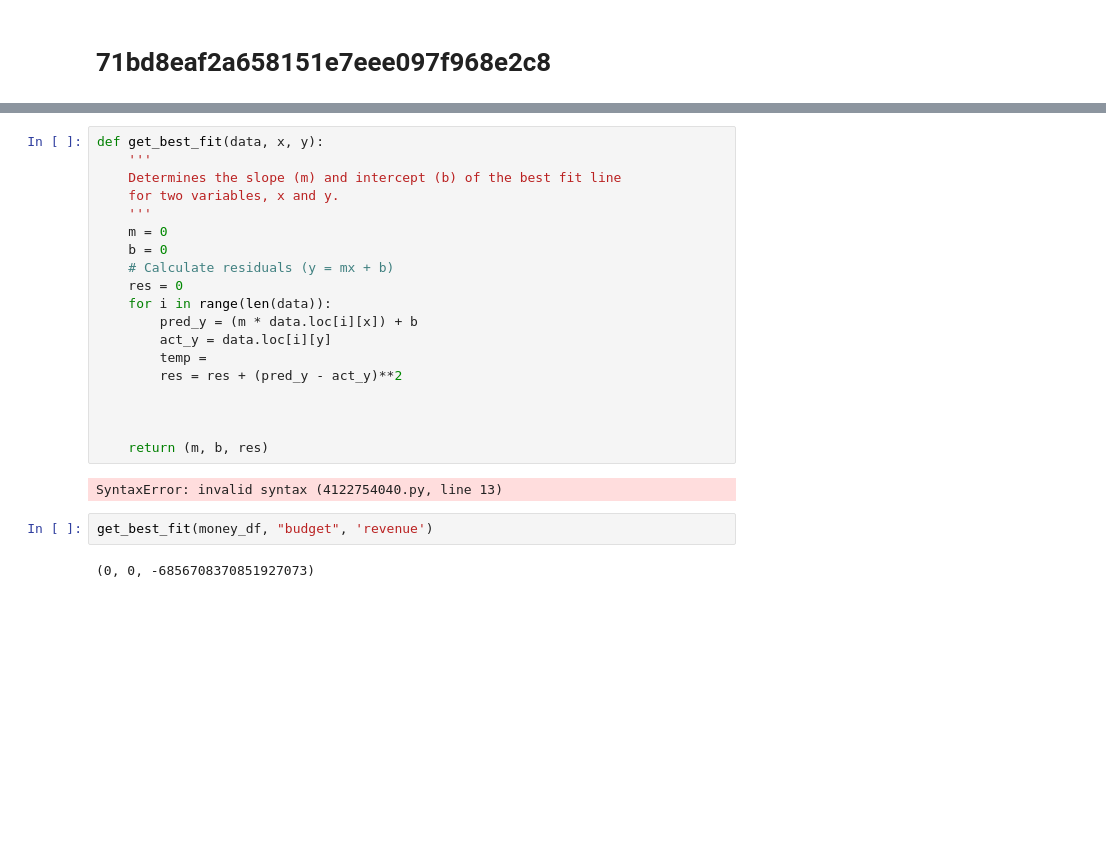
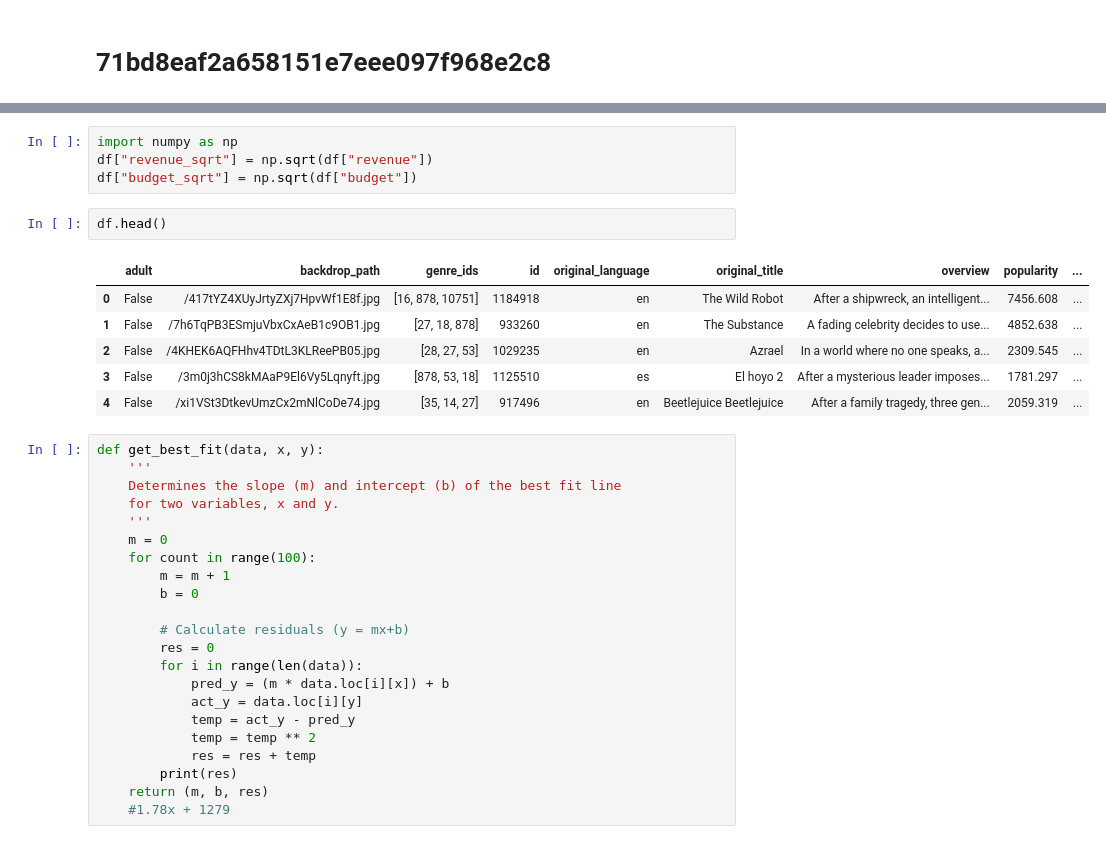
Before and after one commit to whoshilo/AI, a Jupyter notebook: Semester 1/Movies/AMCemployeesgetpaidtoomuch.ipynb, the cells around one changed output, grey strips where cells are left out. Drawn from its saved outputs; the diff is of its cells as text; blank space fills up the shorter version.

```diff
--- a/Semester 1/Movies/AMCemployeesgetpaidtoomuch.ipynb
+++ b/Semester 1/Movies/AMCemployeesgetpaidtoomuch.ipynb
@@ -221,3 +142,16 @@ sns.regplot (data= money_df, x = 'revenue', y = 'budget')
+# %%
+import numpy as np
+df["revenue_sqrt"] = np.sqrt(df["revenue"])
+df["budget_sqrt"] = np.sqrt(df["budget"])
+# %%
+df.head()
+# %% [output]
+|  | adult | backdrop_path | genre_ids | id | original_language | original_title | overview | popularity | ... |
+| 0 | False | /417tYZ4XUyJrtyZXj7HpvWf1E8f.jpg | [16, 878, 10751] | 1184918 | en | The Wild Robot | After a shipwreck, an intelligent... | 7456.608 | ... |
+| 1 | False | /7h6TqPB3ESmjuVbxCxAeB1c9OB1.jpg | [27, 18, 878] | 933260 | en | The Substance | A fading celebrity decides to use... | 4852.638 | ... |
+| 2 | False | /4KHEK6AQFHhv4TDtL3KLReePB05.jpg | [28, 27, 53] | 1029235 | en | Azrael | In a world where no one speaks, a... | 2309.545 | ... |
+| 3 | False | /3m0j3hCS8kMAaP9El6Vy5Lqnyft.jpg | [878, 53, 18] | 1125510 | es | El hoyo 2 | After a mysterious leader imposes... | 1781.297 | ... |
+| 4 | False | /xi1VSt3DtkevUmzCx2mNlCoDe74.jpg | [35, 14, 27] | 917496 | en | Beetlejuice Beetlejuice | After a family tragedy, three gen... | 2059.319 | ... |
 # %%
 def get_best_fit(data, x, y):
     '''
@@ -225,21 +159,18 @@ def get_best_fit(data, x, y):
     for two variables, x and y.
     '''
     m = 0
-    b = 0
-    # Calculate residuals (y = mx + b)
-    res = 0
-    for i in range(len(data)):
-        pred_y = (m * data.loc[i][x]) + b
-        act_y = data.loc[i][y]
-        temp =
-        res = res + (pred_y - act_y)**2
+    for count in range(100):
+        m = m + 1
+        b = 0
 
-
-
+        # Calculate residuals (y = mx+b)
+        res = 0
+        for i in range(len(data)):
+            pred_y = (m * data.loc[i][x]) + b
+            act_y = data.loc[i][y]
+            temp = act_y - pred_y
+            temp = temp ** 2
+            res = res + temp
+        print(res)
     return (m, b, res)
+    #1.78x + 1279
-# %% [output]
-SyntaxError: invalid syntax (4122754040.py, line 13)
-# %%
-get_best_fit(money_df, "budget", 'revenue')
-# %% [output]
-(0, 0, -6856708370851927073)
```
Also changed, not shown: parts of 20 cells of this notebook, 1 other file.
